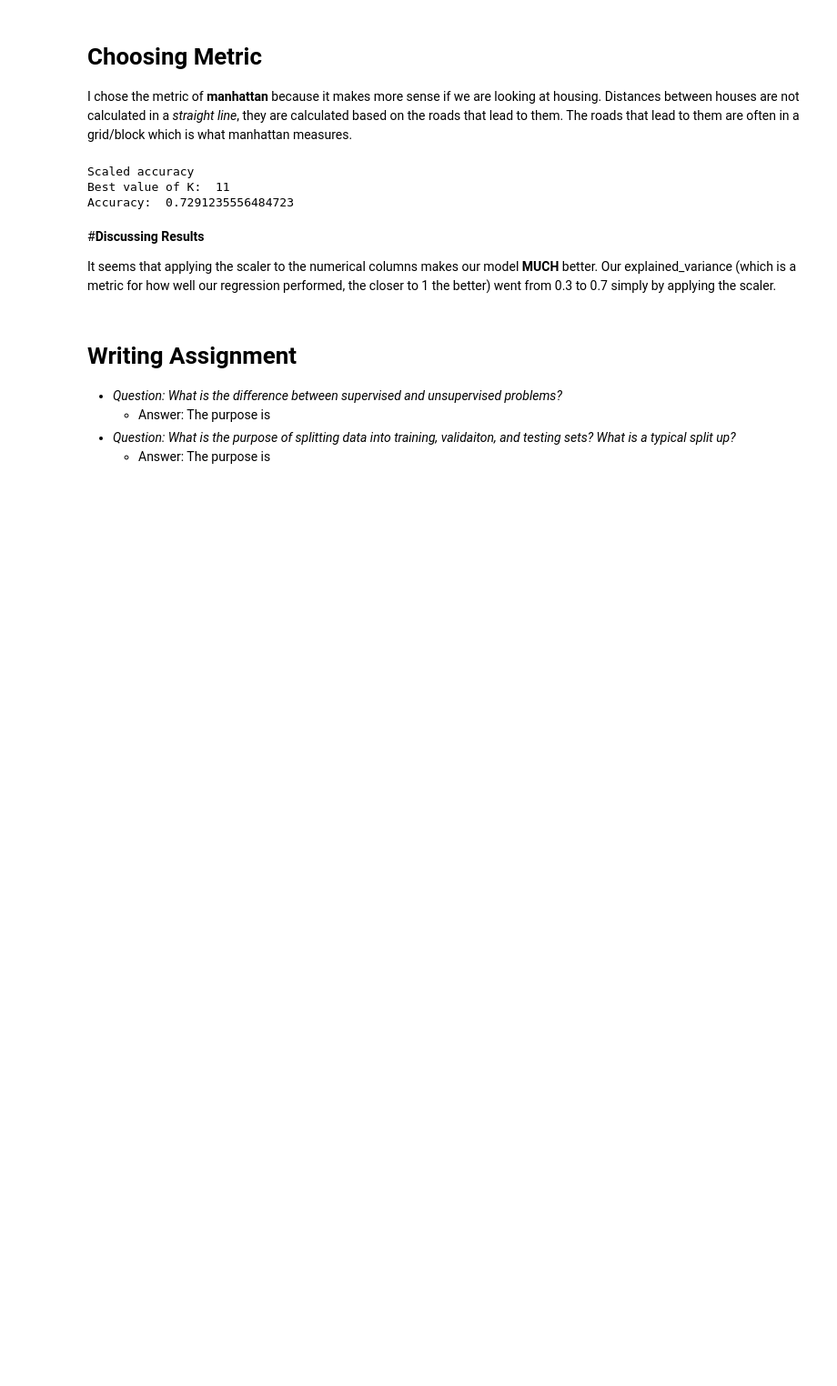
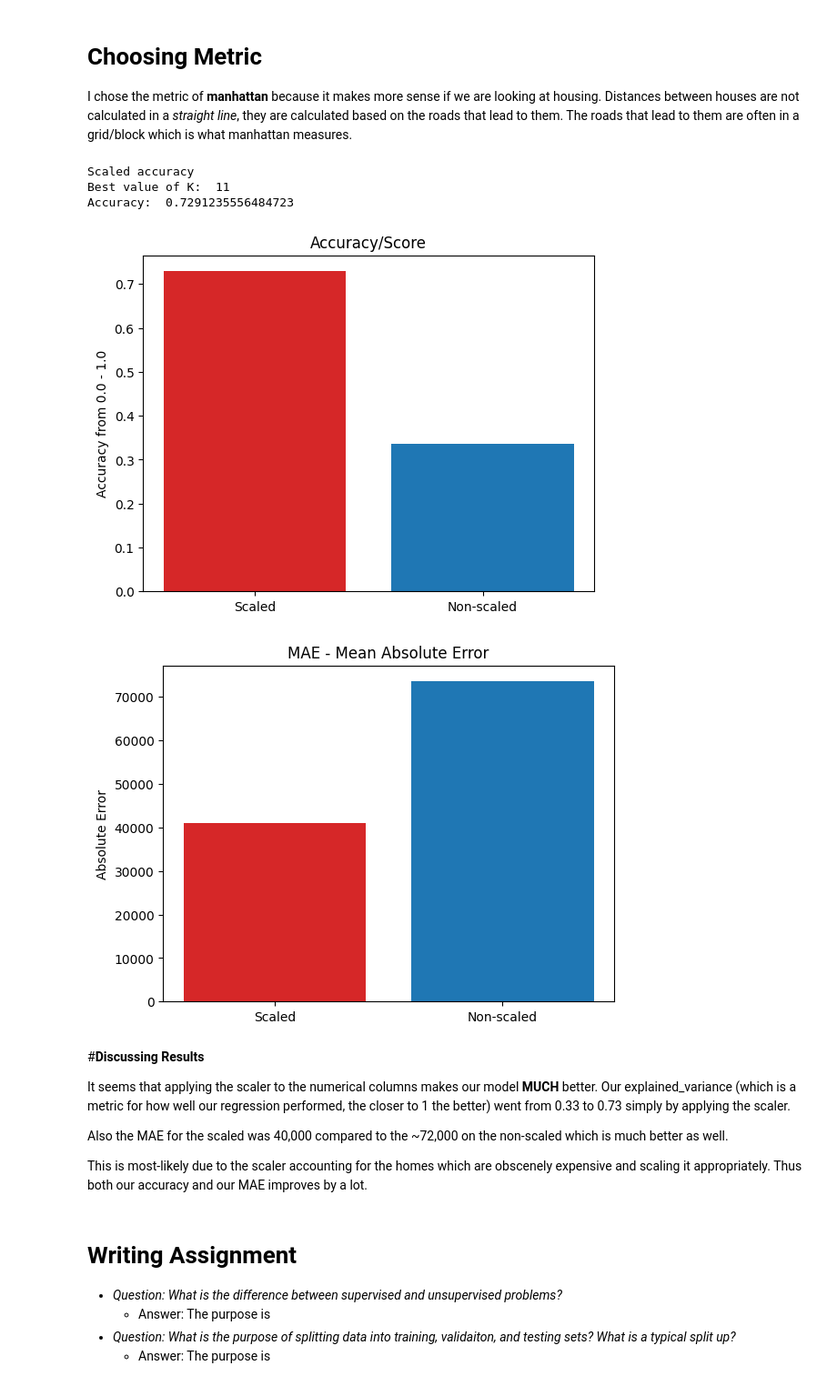
Before and after one commit to YKhalitov/College-Projects, a Jupyter notebook: RIT-Projects/Machine Learning - CSCI 335/HW2.ipynb, the cells around one changed output. Shown at 91% size. Cells and saved outputs as stored; diff of their text form; code cells hidden in the pictures; blank space fills up the shorter version.

```diff
--- a/RIT-Projects/Machine Learning - CSCI 335/HW2.ipynb
+++ b/RIT-Projects/Machine Learning - CSCI 335/HW2.ipynb
@@ -164,5 +140,38 @@ r2_scaled=metrics.r2_score(y_test, y_pred)
+# %%
+# Bar plot for accuracy
+fig, ax = plt.subplots()
+
+metrics = ['Scaled', 'Non-scaled']
+counts = [explained_variance_scaled, explained_variance_not_scaled]
+bar_colors = ['tab:red', 'tab:blue']
+
+ax.bar(metrics, counts, color=bar_colors)
+
+ax.set_ylabel('Accuracy from 0.0 - 1.0')
+ax.set_title('Accuracy/Score')
+plt.show()
+
+# Bar plot for MAE
+fig, ax = plt.subplots()
+
+metrics = ['Scaled', 'Non-scaled']
+counts = [mean_absolute_error_scaled, mean_absolute_error_not_scaled]
+bar_colors = ['tab:red', 'tab:blue']
+
+ax.bar(metrics, counts, color=bar_colors)
+
+ax.set_ylabel('Absolute Error')
+ax.set_title('MAE - Mean Absolute Error')
+plt.show()
+# %% [output]
+[figure, added]
+[figure, added]
 # %% [markdown]
 #**Discussing Results**
 
-It seems that applying the scaler to the numerical columns makes our model **MUCH** better. Our explained_variance (which is a metric for how well our regression performed, the closer to 1 the better) went from 0.3 to 0.7 simply by applying the scaler.
+It seems that applying the scaler to the numerical columns makes our model **MUCH** better. Our explained_variance (which is a metric for how well our regression performed, the closer to 1 the better) went from 0.33 to 0.73 simply by applying the scaler.
+
+Also the MAE for the scaled was 40,000 compared to the ~72,000 on the non-scaled which is much better as well.
+
+This is most-likely due to the scaler accounting for the homes which are obscenely expensive and scaling it appropriately. Thus both our accuracy and our MAE improves by a lot.
 # %% [markdown]
```
Also changed, not shown: parts of 5 cells of this notebook.
